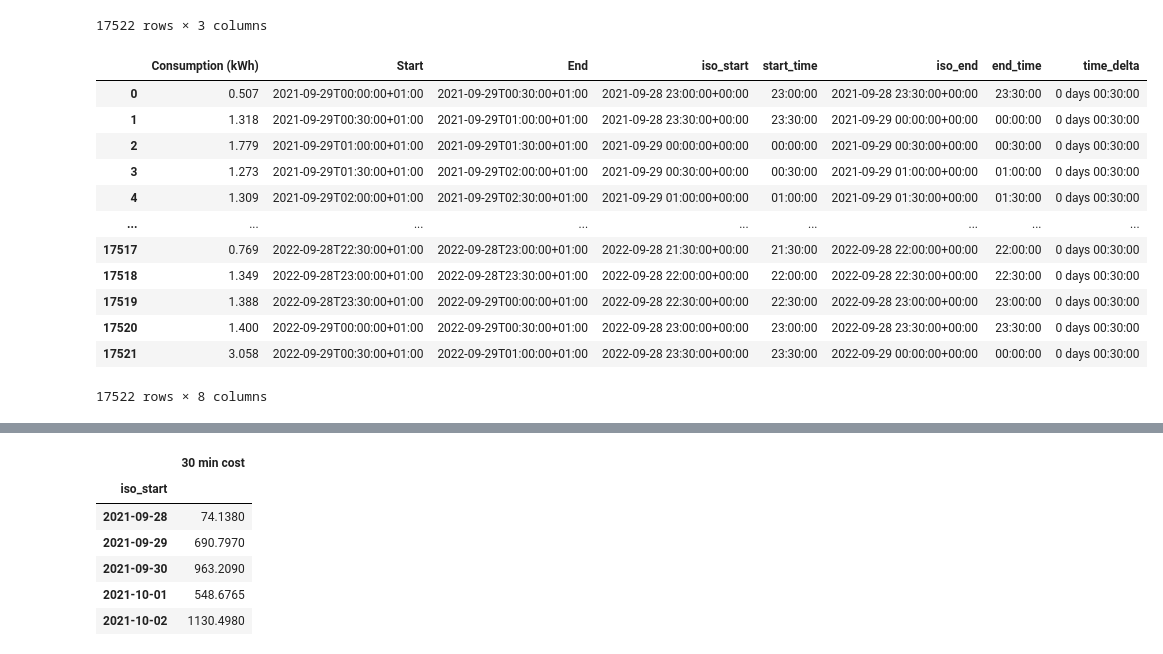
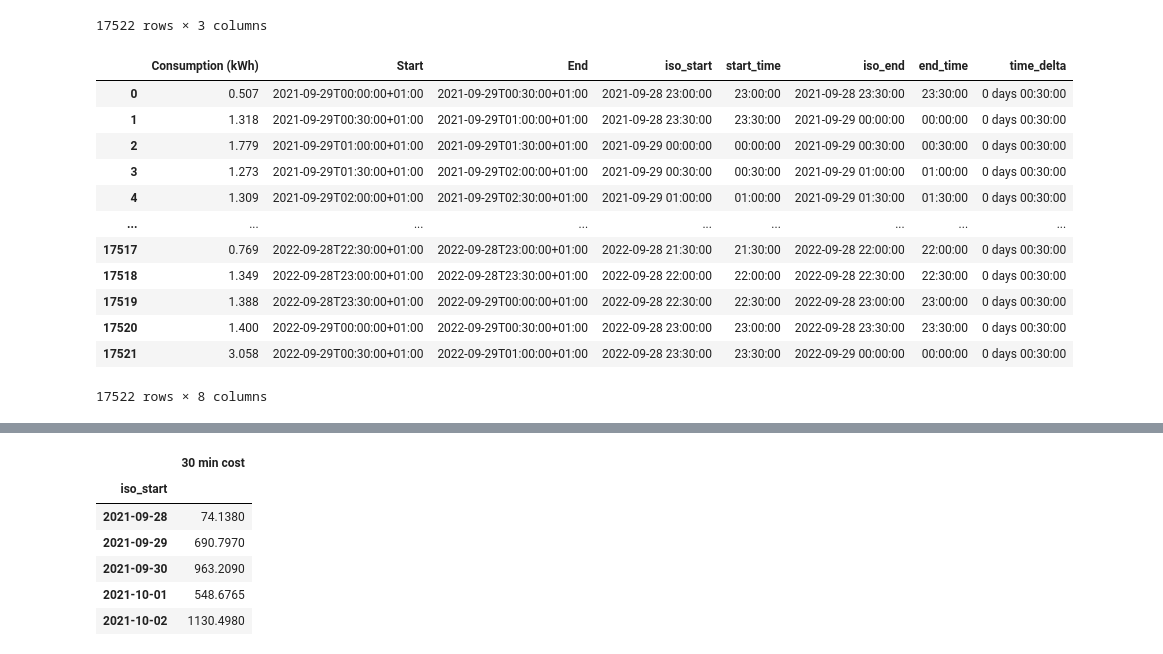
Before and after one commit to HassanM08/uon-dsda-22-y2-group-project-team-1, a Jupyter notebook: smart_meter_consumption/notebooks/Data_Investigation.ipynb, the cells around one changed output, grey strips where cells are left out. Drawn from its saved outputs; the diff is of its cells as text; code cells hidden in the pictures.

Commit message:
data output

```diff
--- a/smart_meter_consumption/notebooks/Data_Investigation.ipynb
+++ b/smart_meter_consumption/notebooks/Data_Investigation.ipynb
@@ -26,39 +26,41 @@ solar_data
 # %%
 # Start Date Cleaning
 def datetime_cleaner(data):
     """
     """
     remove_spaces = [time.replace(" ", "") for time in data[" Start"]]
     iso_format = [datetime.fromisoformat(time).astimezone(timezone.utc) for time in remove_spaces]
     time = [time.time() for time in iso_format]
-    data["iso_start"] = iso_format
+    standard_format = [time.replace(tzinfo=None) for time in iso_format]
+    data["iso_start"] = standard_format
     data["start_time"] = time
 
     remove_spaces = [time.replace(" ", "") for time in data[" End"]]
     iso_format = [datetime.fromisoformat(time).astimezone(timezone.utc) for time in remove_spaces]
     time = [time.time() for time in iso_format]
-    data["iso_end"] = iso_format
+    standard_format = [time.replace(tzinfo=None) for time in iso_format]
+    data["iso_end"] = standard_format
     data["end_time"] = time
 
     data["time_delta"] = data["iso_end"] - data["iso_start"]
 
     return data
 
 clean_data = datetime_cleaner(solar_data)
 clean_data
 # %% [output]
 |  | Consumption (kWh) | Start | End | iso_start | start_time | iso_end | end_time | time_delta |
-| 0 | 0.507 | 2021-09-29T00:00:00+01:00 | 2021-09-29T00:30:00+01:00 | 2021-09-28 23:00:00+00:00 | 23:00:00 | 2021-09-28 23:30:00+00:00 | 23:30:00 | 0 days 00:30:00 |
-| 1 | 1.318 | 2021-09-29T00:30:00+01:00 | 2021-09-29T01:00:00+01:00 | 2021-09-28 23:30:00+00:00 | 23:30:00 | 2021-09-29 00:00:00+00:00 | 00:00:00 | 0 days 00:30:00 |
-| 2 | 1.779 | 2021-09-29T01:00:00+01:00 | 2021-09-29T01:30:00+01:00 | 2021-09-29 00:00:00+00:00 | 00:00:00 | 2021-09-29 00:30:00+00:00 | 00:30:00 | 0 days 00:30:00 |
-| 3 | 1.273 | 2021-09-29T01:30:00+01:00 | 2021-09-29T02:00:00+01:00 | 2021-09-29 00:30:00+00:00 | 00:30:00 | 2021-09-29 01:00:00+00:00 | 01:00:00 | 0 days 00:30:00 |
-| 4 | 1.309 | 2021-09-29T02:00:00+01:00 | 2021-09-29T02:30:00+01:00 | 2021-09-29 01:00:00+00:00 | 01:00:00 | 2021-09-29 01:30:00+00:00 | 01:30:00 | 0 days 00:30:00 |
+| 0 | 0.507 | 2021-09-29T00:00:00+01:00 | 2021-09-29T00:30:00+01:00 | 2021-09-28 23:00:00 | 23:00:00 | 2021-09-28 23:30:00 | 23:30:00 | 0 days 00:30:00 |
+| 1 | 1.318 | 2021-09-29T00:30:00+01:00 | 2021-09-29T01:00:00+01:00 | 2021-09-28 23:30:00 | 23:30:00 | 2021-09-29 00:00:00 | 00:00:00 | 0 days 00:30:00 |
+| 2 | 1.779 | 2021-09-29T01:00:00+01:00 | 2021-09-29T01:30:00+01:00 | 2021-09-29 00:00:00 | 00:00:00 | 2021-09-29 00:30:00 | 00:30:00 | 0 days 00:30:00 |
+| 3 | 1.273 | 2021-09-29T01:30:00+01:00 | 2021-09-29T02:00:00+01:00 | 2021-09-29 00:30:00 | 00:30:00 | 2021-09-29 01:00:00 | 01:00:00 | 0 days 00:30:00 |
+| 4 | 1.309 | 2021-09-29T02:00:00+01:00 | 2021-09-29T02:30:00+01:00 | 2021-09-29 01:00:00 | 01:00:00 | 2021-09-29 01:30:00 | 01:30:00 | 0 days 00:30:00 |
 | ... | ... | ... | ... | ... | ... | ... | ... | ... |
-| 17517 | 0.769 | 2022-09-28T22:30:00+01:00 | 2022-09-28T23:00:00+01:00 | 2022-09-28 21:30:00+00:00 | 21:30:00 | 2022-09-28 22:00:00+00:00 | 22:00:00 | 0 days 00:30:00 |
-| 17518 | 1.349 | 2022-09-28T23:00:00+01:00 | 2022-09-28T23:30:00+01:00 | 2022-09-28 22:00:00+00:00 | 22:00:00 | 2022-09-28 22:30:00+00:00 | 22:30:00 | 0 days 00:30:00 |
-| 17519 | 1.388 | 2022-09-28T23:30:00+01:00 | 2022-09-29T00:00:00+01:00 | 2022-09-28 22:30:00+00:00 | 22:30:00 | 2022-09-28 23:00:00+00:00 | 23:00:00 | 0 days 00:30:00 |
-| 17520 | 1.400 | 2022-09-29T00:00:00+01:00 | 2022-09-29T00:30:00+01:00 | 2022-09-28 23:00:00+00:00 | 23:00:00 | 2022-09-28 23:30:00+00:00 | 23:30:00 | 0 days 00:30:00 |
-| 17521 | 3.058 | 2022-09-29T00:30:00+01:00 | 2022-09-29T01:00:00+01:00 | 2022-09-28 23:30:00+00:00 | 23:30:00 | 2022-09-29 00:00:00+00:00 | 00:00:00 | 0 days 00:30:00 |
+| 17517 | 0.769 | 2022-09-28T22:30:00+01:00 | 2022-09-28T23:00:00+01:00 | 2022-09-28 21:30:00 | 21:30:00 | 2022-09-28 22:00:00 | 22:00:00 | 0 days 00:30:00 |
+| 17518 | 1.349 | 2022-09-28T23:00:00+01:00 | 2022-09-28T23:30:00+01:00 | 2022-09-28 22:00:00 | 22:00:00 | 2022-09-28 22:30:00 | 22:30:00 | 0 days 00:30:00 |
+| 17519 | 1.388 | 2022-09-28T23:30:00+01:00 | 2022-09-29T00:00:00+01:00 | 2022-09-28 22:30:00 | 22:30:00 | 2022-09-28 23:00:00 | 23:00:00 | 0 days 00:30:00 |
+| 17520 | 1.400 | 2022-09-29T00:00:00+01:00 | 2022-09-29T00:30:00+01:00 | 2022-09-28 23:00:00 | 23:00:00 | 2022-09-28 23:30:00 | 23:30:00 | 0 days 00:30:00 |
+| 17521 | 3.058 | 2022-09-29T00:30:00+01:00 | 2022-09-29T01:00:00+01:00 | 2022-09-28 23:30:00 | 23:30:00 | 2022-09-29 00:00:00 | 00:00:00 | 0 days 00:30:00 |
 17522 rows × 8 columns
 # %%
 clean_data["Cost (pkWh)"] = 0
```
Also changed, not shown: parts of 6 cells of this notebook, 2 other files.
